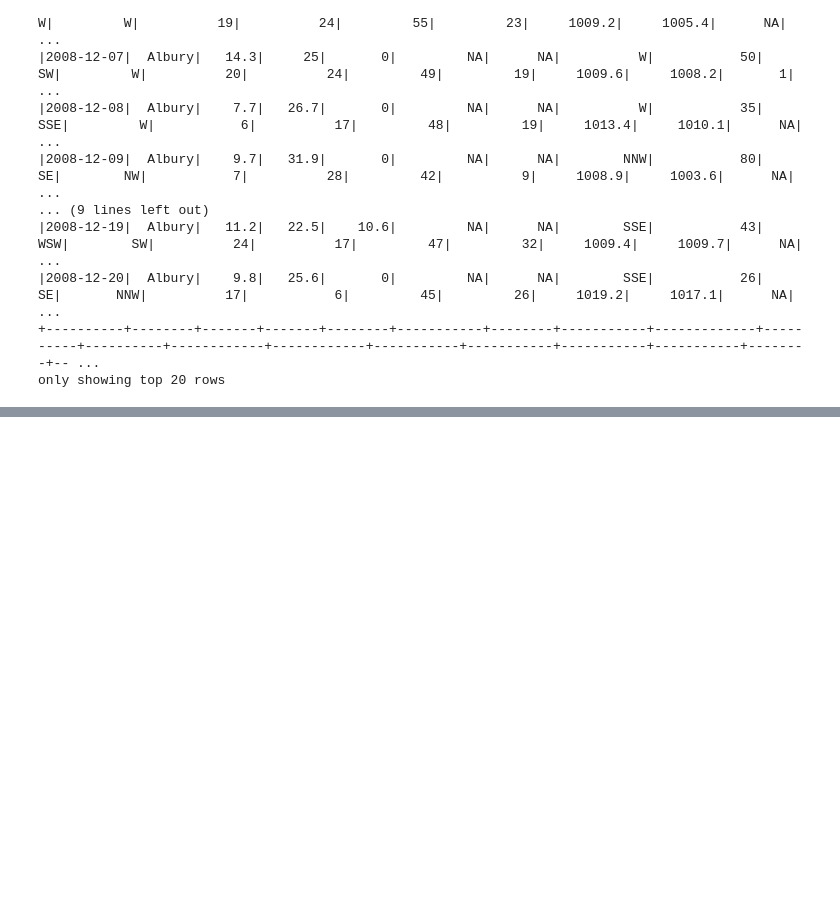
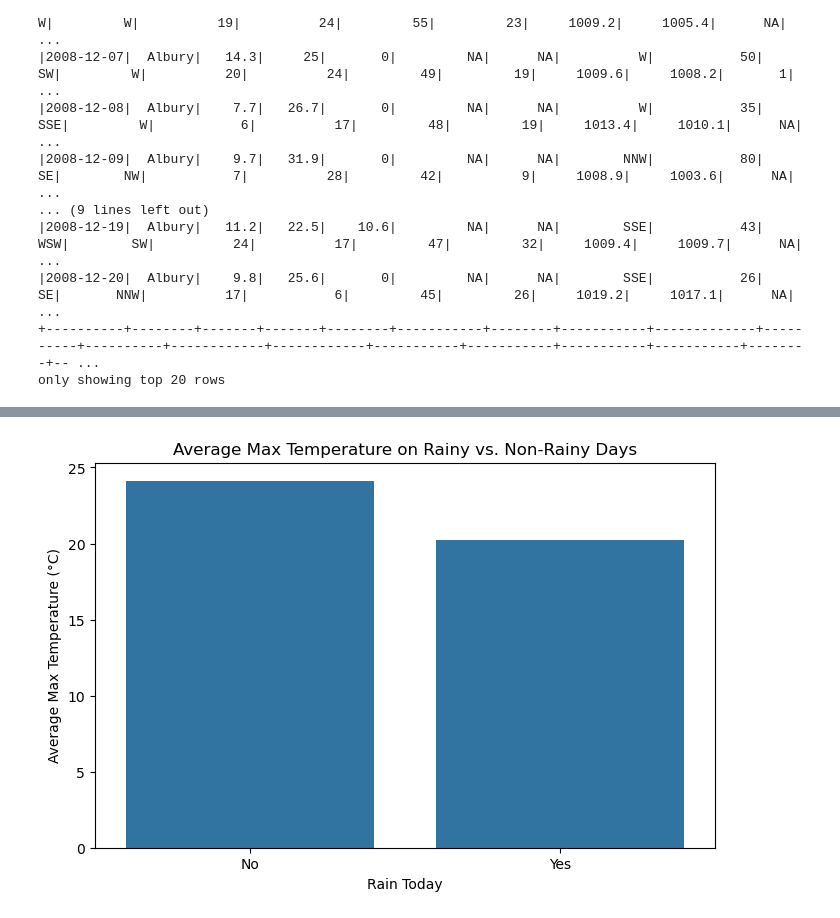
Before and after one commit to Narjes-A/Big-Data-Project, a Jupyter notebook: code/Untitled.ipynb, the cells around one changed output, grey strips where cells are left out. Drawn from its saved outputs; the diff is of its cells as text; code cells hidden in the pictures; blank space fills up the shorter version.

```diff
--- a/code/Untitled.ipynb
+++ b/code/Untitled.ipynb
@@ -90,0 +150,9 @@ Requirement already satisfied: six>=1.5 in c:\users\amirhossein\anaconda3\lib\si
+# %%
+plt.figure(figsize=(8, 5))
+sns.barplot(x='RainToday', y='MaxTemp', data=average_temp_by_rain)
+plt.title('Average Max Temperature on Rainy vs. Non-Rainy Days')
+plt.ylabel('Average Max Temperature (°C)')
+plt.xlabel('Rain Today')
+plt.show()
+# %% [output]
+[figure, added]
```
Also changed, not shown: parts of 31 cells of this notebook, 1 other file.
